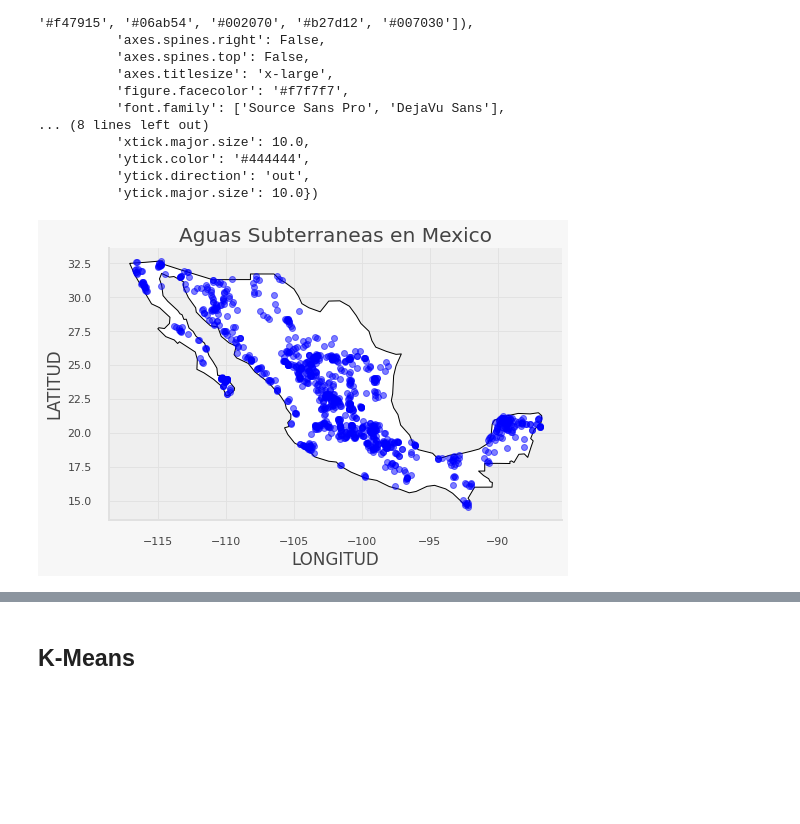
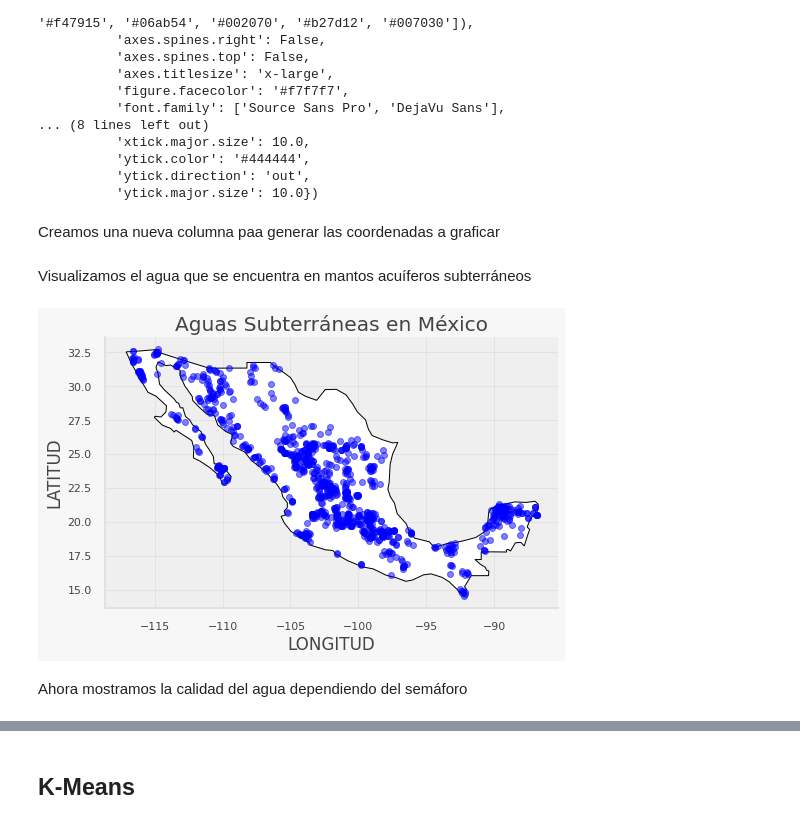
Before and after one commit to PosgradoMNA/actividades-del-projecto-equipo-48, a Jupyter notebook: Reto/Entrega1/Reto_Entrega_1.ipynb, the cells around one changed output, grey strips where cells are left out. Drawn from its saved outputs; the diff is of its cells as text; code cells hidden in the pictures; blank space fills up the shorter version.

```diff
--- a/Reto/Entrega1/Reto_Entrega_1.ipynb
+++ b/Reto/Entrega1/Reto_Entrega_1.ipynb
@@ -351,34 +321,38 @@ RcParams({'axes.edgecolor': '#e1e1e1',
           'ytick.color': '#444444',
           'ytick.direction': 'out',
           'ytick.major.size': 10.0})
+# %% [markdown]
+Creamos una nueva columna paa generar las coordenadas a graficar
 # %%
 dfmap = df.copy()
 dfmap["COORDENADAS"] = list(zip(dfmap.LONGITUD, dfmap.LATITUD))
 dfmap["COORDENADAS"] = dfmap["COORDENADAS"].apply(Point)
+# %% [markdown]
+Visualizamos el agua que se encuentra en mantos acuíferos subterráneos
 # %%
 gdf = gpd.GeoDataFrame(dfmap, geometry="COORDENADAS")
 world = gpd.read_file(gpd.datasets.get_path("naturalearth_lowres"))
 world = world.set_index("iso_a3")
 
 fig, gax = plt.subplots(figsize=(10,5))
 
 # By only plotting rows in which the continent is 'Mexico' we only plot, well,
 world.query("name == 'Mexico'").plot(ax = gax, edgecolor='black', color='white')
 
-# This plot the cities. It's the same syntax, but we are plotting from a different GeoDataFrame.
-# I want the cities as pale red dots.
 gdf.plot(ax=gax, color='blue', alpha = 0.5, legend=True)
 
 gax.set_xlabel('LONGITUD')
 gax.set_ylabel('LATITUD')
-gax.set_title('Aguas Subterraneas en Mexico')
+gax.set_title('Aguas Subterráneas en México')
 
 gax.spines['top'].set_visible(False)
 gax.spines['right'].set_visible(False)
 
 plt.show()
 # %% [output]
-[figure, old version]
+[figure, new version]
+# %% [markdown]
+Ahora mostramos la calidad del agua dependiendo del semáforo
 # %%
 import numpy as np
 
```
Also changed, not shown: parts of 35 cells of this notebook.
